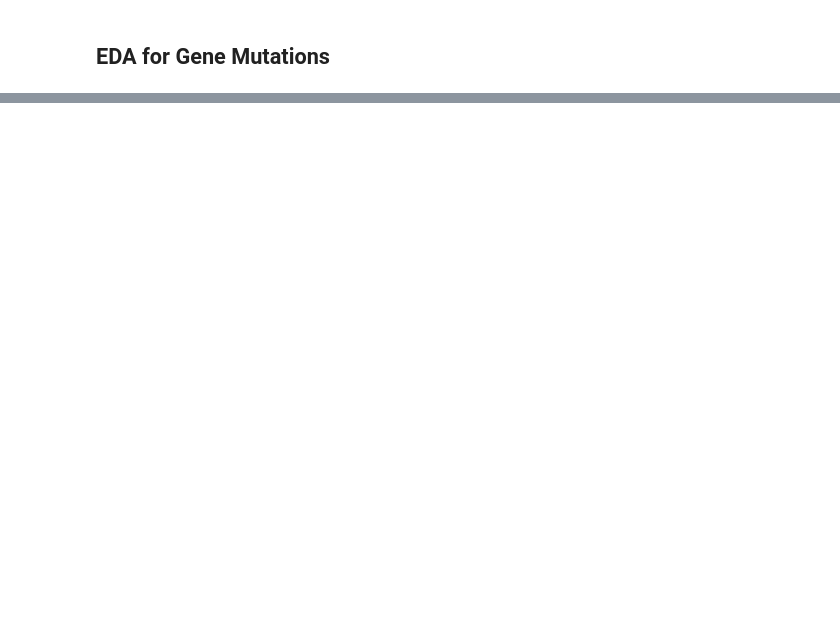
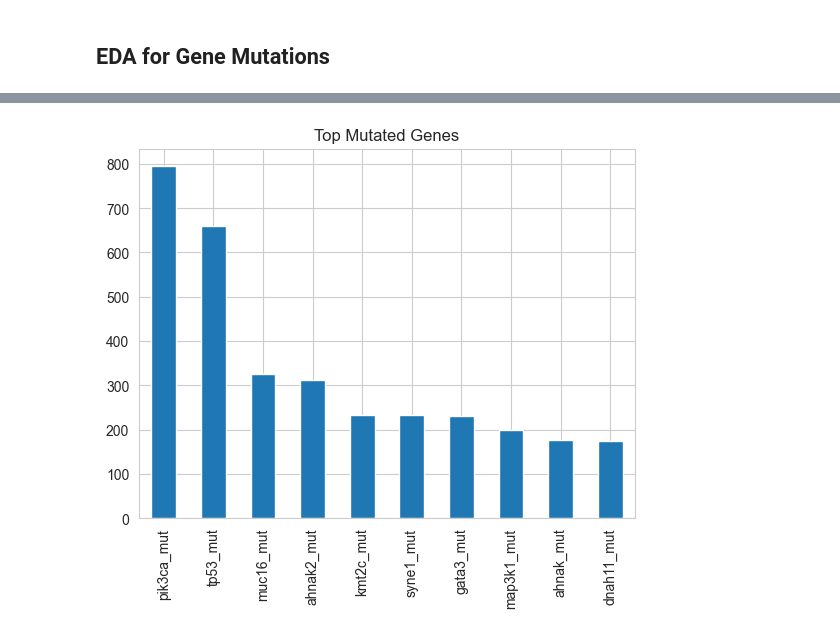
Before and after one commit to emilylongmire/STA4365-Final-Project, a Jupyter notebook: EDA.ipynb, the cells around one changed output, grey strips where cells are left out. Saved outputs shown, nothing was run; the diff lists cells and outputs as text; code cells hidden in the pictures; blank space fills up the shorter version.

```diff
--- a/EDA.ipynb
+++ b/EDA.ipynb
@@ -453,2 +459,6 @@ plt.show()
 # %% [markdown]
 ## EDA for Gene Mutations
+# %%
+mutation_mask = mutations_df.apply(lambda col: col.astype(str).str.strip() != '0')
+mutation_counts = mutation_mask.sum().sort_values(ascending=False)
+mutation_counts.head(10)
@@ -454,0 +477,6 @@ plt.show()
+# %%
+mutation_counts.head(10).plot(kind='bar')
+plt.title("Top Mutated Genes")
+plt.show()
+# %% [output]
+[figure, added]
```
Also changed, not shown: parts of 12 cells of this notebook, 4 other files.
